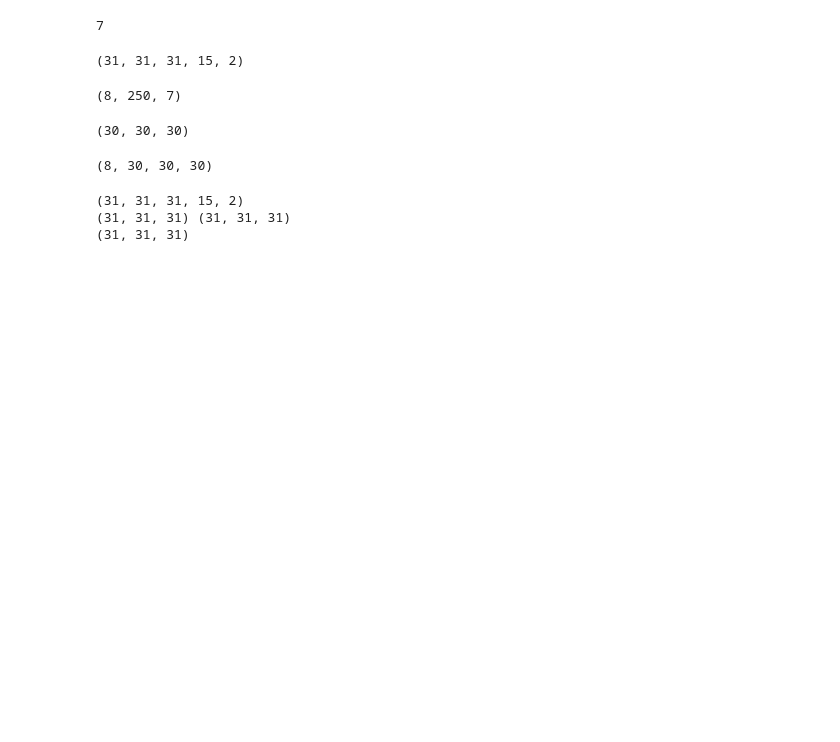
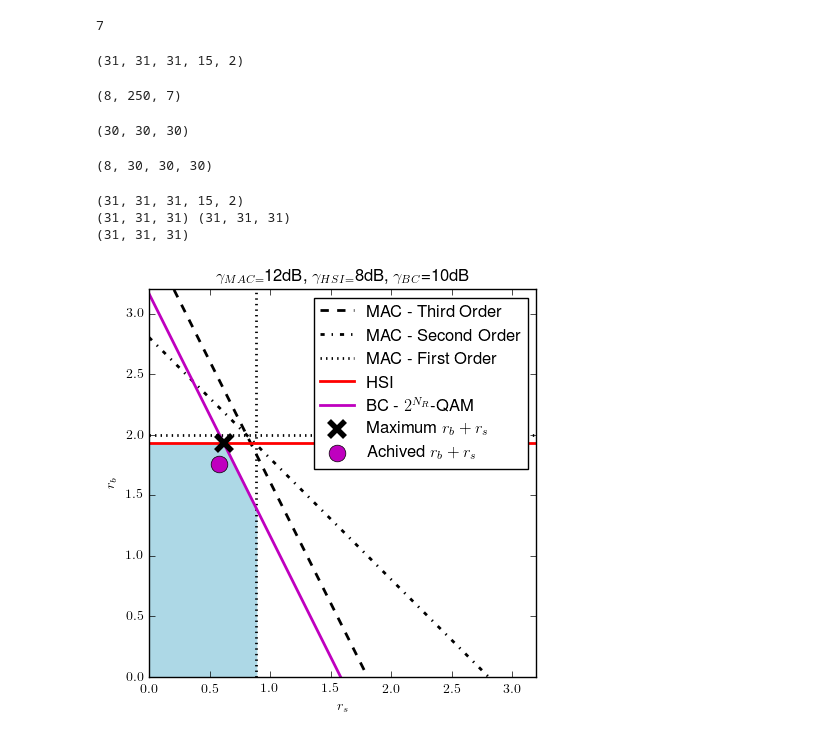
Before and after one commit to ProchazkaPavel/EURASIP_2017, a Jupyter notebook: notebooks/Plots_Transaction.ipynb, the cells around one changed output. Saved outputs shown, nothing was run; the diff lists cells and outputs as text; code cells hidden in the pictures; blank space fills up the shorter version.

```diff
--- a/notebooks/Plots_Transaction.ipynb
+++ b/notebooks/Plots_Transaction.ipynb
@@ -1485,34 +1488,36 @@ Rs2 = r2b/2
 
 
 c = [-1, -1]
 A = [[2, 1], [1, 1], [1,0], [0,1]]
 
 b = [Rbss, Rbs, Rs, Rb]
 x0_bounds = (0, None)
 x1_bounds = (0, None)
 res = linprog(c, A_ub=A, b_ub=b, bounds=(x0_bounds, x1_bounds))
-plt.figure(figsize=(10,10))
+plt.figure(figsize=(5,5))
 plt.plot([0,r3/2.],[r3, 0],'k--', lw=2, label='MAC - Third Order')
 plt.plot([0,r2As],[r2As, 0],'k-.', lw=2, label='MAC - Second Order')
 plt.plot([Rs, Rs],[0, 3.2],'k:', lw=2, label='MAC - First Order')
 #plt.plot([Rs2, Rs2],[0, r1b],'r--', lw=2, label='MAC - First Order 2')
 plt.plot([0,3.2],[r1b, r1b],'k:', lw=2)
 plt.plot([0,3.2],[cHSI,cHSI],'r-', lw=2, label='HSI')
 plt.plot([0,cBC/2.],[cBC, 0],'m-', lw=2, label='BC - $2^{N_R}$-QAM')
 
 plt.fill_between([0, res.items()[4][1][0], Rs], [cHSI, res.items()[4][1][1], cBC-2*Rs], [0,0,0], color='lightblue')
 plt.plot([res.items()[4][1][0]],[res.items()[4][1][1]],'kx', ms=12, mew=4, label='Maximum $r_b+r_s$')
 #plt.plot([0.66],[1.5],'mx', ms=15,lw=5, label='Achived performance - LDPC')
 plt.plot([0.58],[1.76],'mo', fillstyle='full', ms=12,lw=5, label='Achived $r_b+r_s$')
 
 plt.xlim([0,3.2])
 plt.ylim([0,3.2])
 plt.legend(numpoints=1)
 plt.xlabel('$r_s$')
 plt.ylabel('$r_b$')
 plt.title('$\gamma_{MAC=}$'+str(gMAC)+'dB, $\gamma_{HSI=}$'+str(gHSI)+'dB, $\gamma_{BC}$='+str(gBC)+'dB')
 plt.savefig('Rate_Regions_XOR_map_BC'+str(gBC)+'_MAC'+str(gMAC)+'_HSI'+str(gHSI)+'.eps')
 plt.show()
+# %% [output]
+[figure, added]
 # %%
 Nb = 2
 Ns = 1
```
Also changed, not shown: parts of 3 cells of this notebook, 8 other files.
